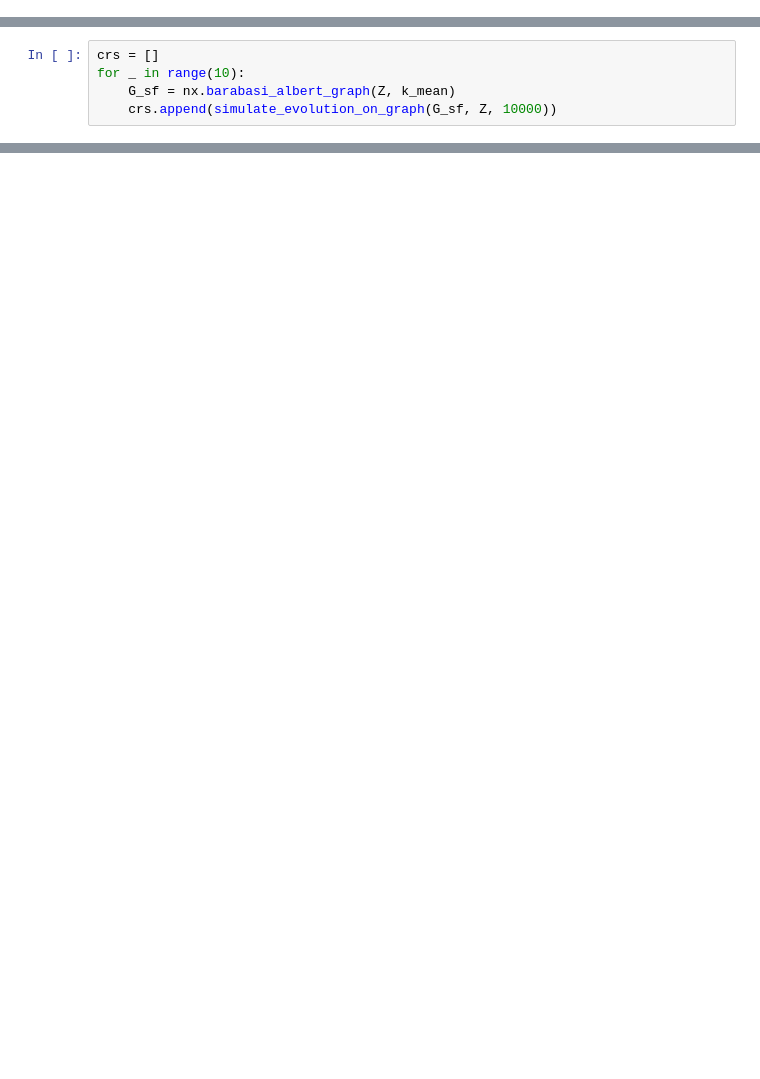
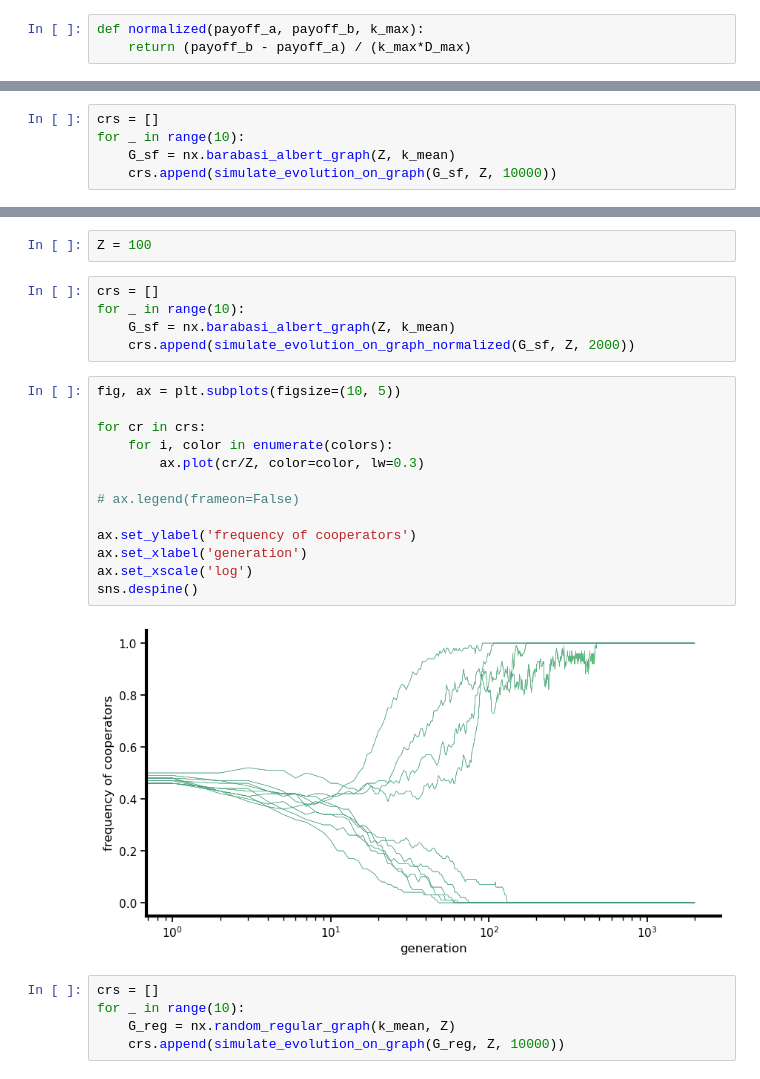
Before and after one commit to Socrats/network_games, a Jupyter notebook: EvolutionOfTrust-OriginalPayoffs.ipynb, the cells around one changed output, grey strips where cells are left out. Saved outputs shown, nothing was run; the diff lists cells and outputs as text; blank space fills up the shorter version.

```diff
--- a/EvolutionOfTrust-OriginalPayoffs.ipynb
+++ b/EvolutionOfTrust-OriginalPayoffs.ipynb
@@ -396,6 +402,9 @@ plt.show()
 # %%
 def fermi(beta, payoff_a, payoff_b):
     return 1./(1+np.exp(beta * (payoff_a - payoff_b)))
+# %%
+def normalized(payoff_a, payoff_b, k_max):
+    return (payoff_b - payoff_a) / (k_max*D_max)
 # %%
 def simulate_evolution_on_graph(graph, population_size, nb_generations):
     """
@@ -455,0 +502,27 @@ sns.despine()
+# %%
+Z = 100
+# %%
+crs = []
+for _ in range(10):
+    G_sf = nx.barabasi_albert_graph(Z, k_mean)
+    crs.append(simulate_evolution_on_graph_normalized(G_sf, Z, 2000))
+# %%
+fig, ax = plt.subplots(figsize=(10, 5))
+
+for cr in crs:
+    for i, color in enumerate(colors):
+        ax.plot(cr/Z, color=color, lw=0.3)
+
+# ax.legend(frameon=False)
+
+ax.set_ylabel('frequency of cooperators')
+ax.set_xlabel('generation')
+ax.set_xscale('log')
+sns.despine()
+# %% [output]
+[figure, added]
+# %%
+crs = []
+for _ in range(10):
+    G_reg = nx.random_regular_graph(k_mean, Z)
+    crs.append(simulate_evolution_on_graph(G_reg, Z, 10000))
```
Also changed, not shown: parts of 9 cells of this notebook.
